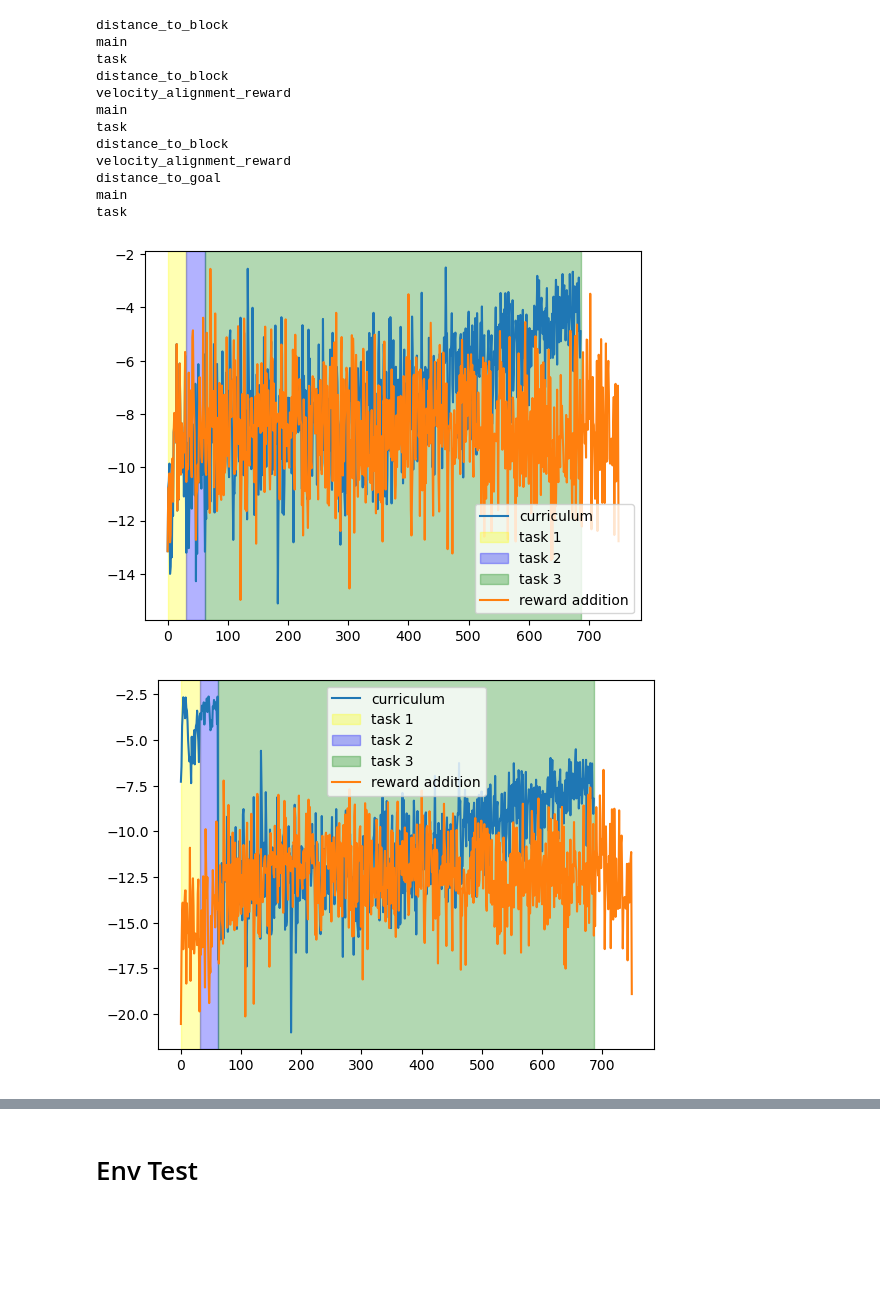
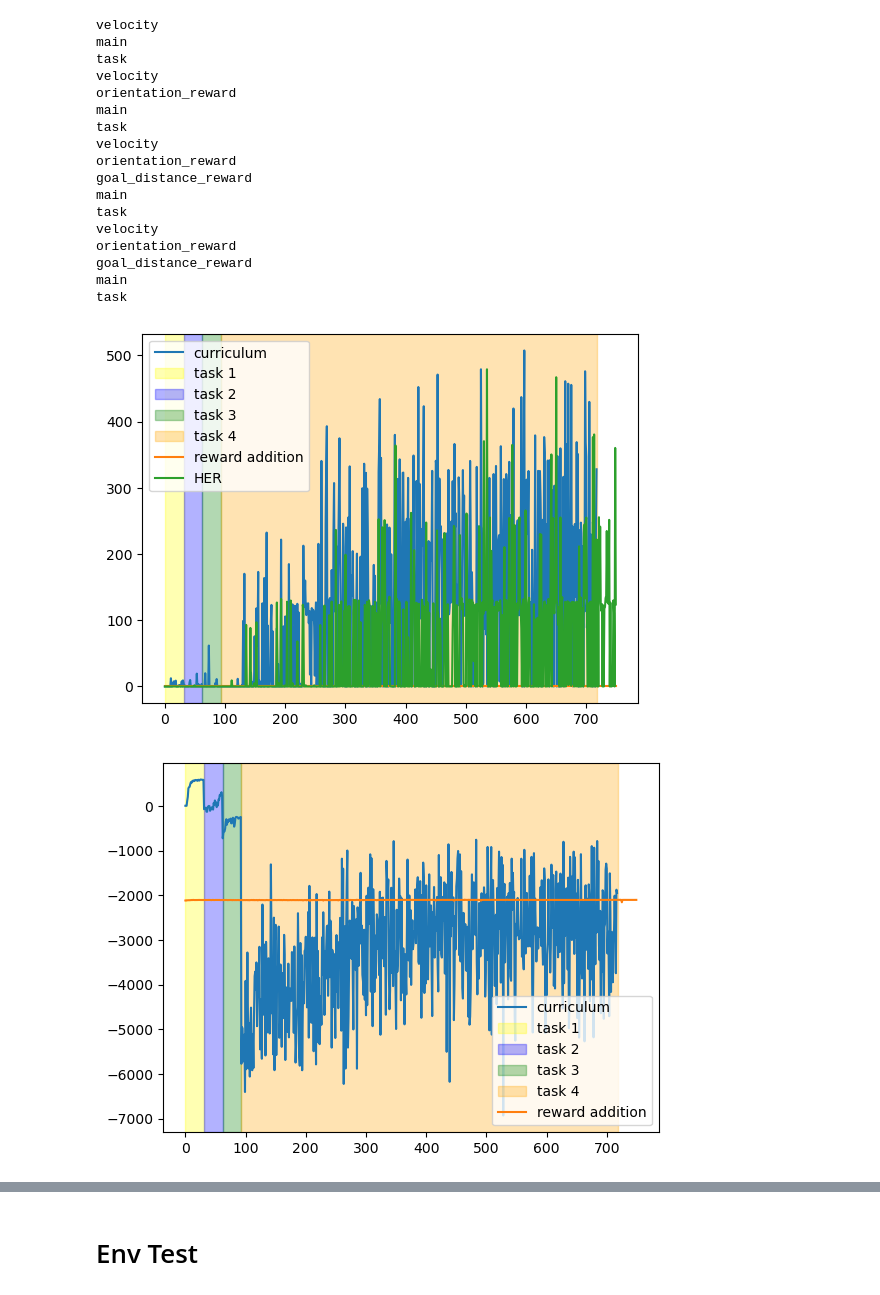
Before and after one commit to labicon/CurricuLLM, a Jupyter notebook: learning_plot.ipynb, the cells around one changed output, grey strips where cells are left out. Drawn from its saved outputs; the diff is of its cells as text; code cells hidden in the pictures; blank space fills up the shorter version.

```diff
--- a/learning_plot.ipynb
+++ b/learning_plot.ipynb
@@ -50,8 +104,13 @@ logger_path = "./logs/Fetch/Push_6/"
+# %%
+logger_path = "./logs/AntMaze_UMaze_1/"
+
+curriculum_info, curriculum_length = extract_curriculum(logger_path)
+task_list, best_sample_idx = extract_best_agent(logger_path, curriculum_info, curriculum_length)
 # %%
 for idx, task in enumerate(task_list):
     path = logger_path + task + f"/sample_{best_sample_idx[idx]}"
 
-    reward_df, success = load_training_log(path)
+    reward_df, success = load_curriculum_training_log(path)
 
     for key in reward_df.keys():
         print(key)
@@ -61,18 +120,23 @@ for idx, task in enumerate(task_list):
     success_list.append(success)
     task_length.append(len(reward_df["main"]))
 # %% [output]
-distance_to_block
+velocity
 main
 task
-distance_to_block
-velocity_alignment_reward
+velocity
+orientation_reward
 main
 task
-distance_to_block
-velocity_alignment_reward
-distance_to_goal
+velocity
+orientation_reward
+goal_distance_reward
 main
 task
+velocity
+orientation_reward
+goal_distance_reward
+main
+task
 # %%
 reward_main = np.concatenate(reward_main, axis=0)
 reward_task = np.concatenate(reward_task, axis=0)
@@ -80,34 +144,40 @@ success = np.concatenate(success_list, axis=0).mean(axis=1)
 # %%
 # Load reward addition
 path = logger_path + "reward_addition"
-reward_df_addition, success_addition = load_training_log(path)
+reward_df_addition, success_addition = load_curriculum_training_log(path)
 
 reward_main_addition = reward_df_addition["main"]
 reward_task_addition = reward_df_addition["task"]
-success_addition = success_addition.mean(axis=1)
+success_addition = success_addition
+# %%
+# Load her result
+path = logger_path + "her"
+reward_main_her, success_her = load_training_log(path)
 # %%
 plt.plot(reward_main, label='curriculum')
 plt.axvspan(0, task_length[0], color='yellow', alpha=0.3, label='task 1')
 plt.axvspan(task_length[0], task_length[0]+task_length[1], color='blue', alpha=0.3, label='task 2')
 plt.axvspan(task_length[0]+task_length[1], task_length[0]+task_length[1]+task_length[2], color='green', alpha=0.3, label='task 3')
-# plt.axvspan(task_length[0]+task_length[1]+task_length[2], task_length[0]+task_length[1]+task_length[2]+task_length[3], color='orange', alpha=0.3, label='task 4')
+if curriculum_length == 4:
+    plt.axvspan(task_length[0]+task_length[1]+task_length[2], task_length[0]+task_length[1]+task_length[2]+task_length[3], color='orange', alpha=0.3, label='task 4')
 plt.plot(reward_main_addition, label='reward addition')
+plt.plot(reward_main_her, label='HER')
 plt.legend()
 plt.savefig(logger_path+"reward_main.png")
 # %% [output]
-[figure, old version]
+[figure, new version]
 # %%
 plt.plot(reward_task, label='curriculum')
 plt.axvspan(0, task_length[0], color='yellow', alpha=0.3, label='task 1')
 plt.axvspan(task_length[0], task_length[0]+task_length[1], color='blue', alpha=0.3, label='task 2')
 plt.axvspan(task_length[0]+task_length[1], task_length[0]+task_length[1]+task_length[2], color='green', alpha=0.3, label='task 3')
-# plt.axvspan(task_length[0]+task_length[1]+task_length[2], task_length[0]+task_length[1]+task_length[2]+task_length[3], color='orange', alpha=0.3, label='task 4')
+if curriculum_length == 4:
+    plt.axvspan(task_length[0]+task_length[1]+task_length[2], task_length[0]+task_length[1]+task_length[2]+task_length[3], color='orange', alpha=0.3, label='task 4')
 plt.plot(reward_task_addition, label='reward addition')
-# plt.plot([reward_task_addition[4*i] for i in range(150)], label='reward addition')
 plt.legend()
 plt.savefig(logger_path+"reward_task.png")
 # %% [output]
-[figure, old version]
+[figure, new version]
 # %%
 success_moving_avg = pd.Series(success).rolling(10).mean()
 plt.plot(success_moving_avg, label='curriculum')
```
Also changed, not shown: parts of 12 cells of this notebook, 34 other files.
